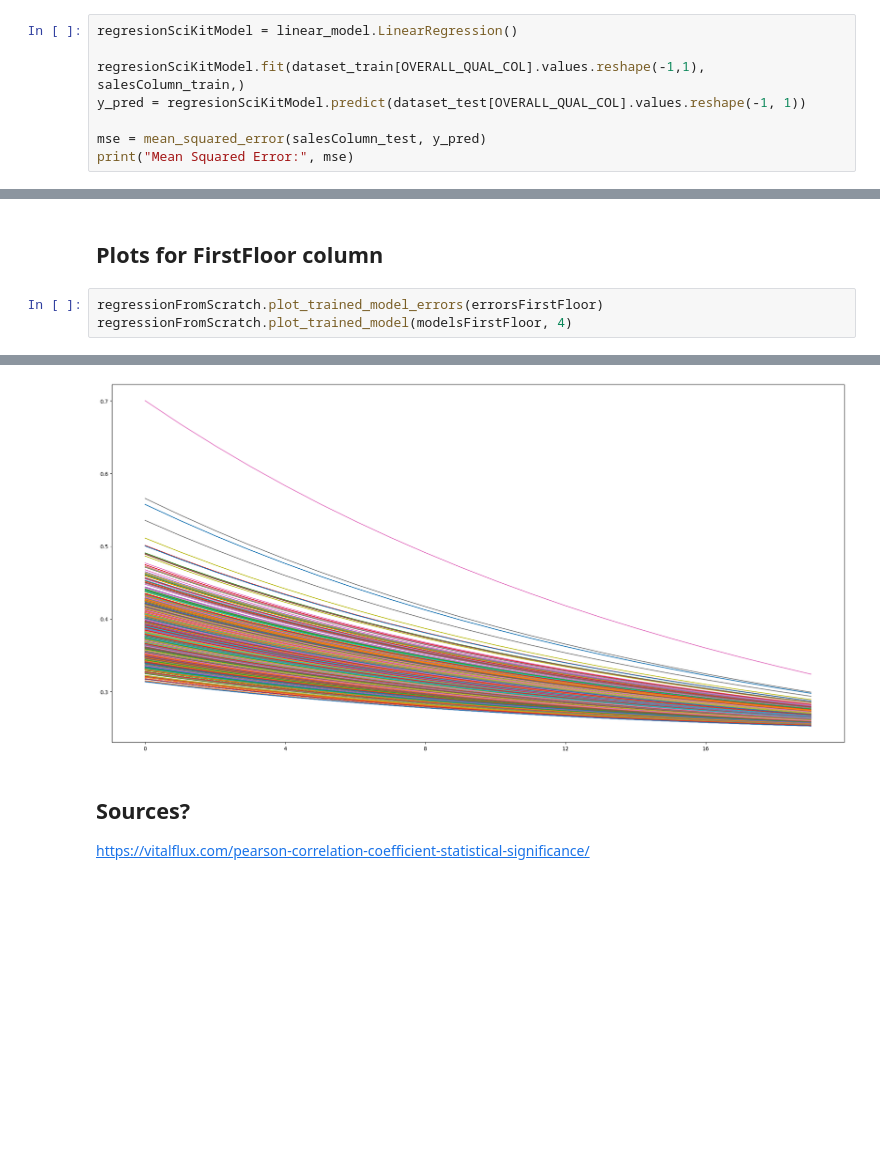
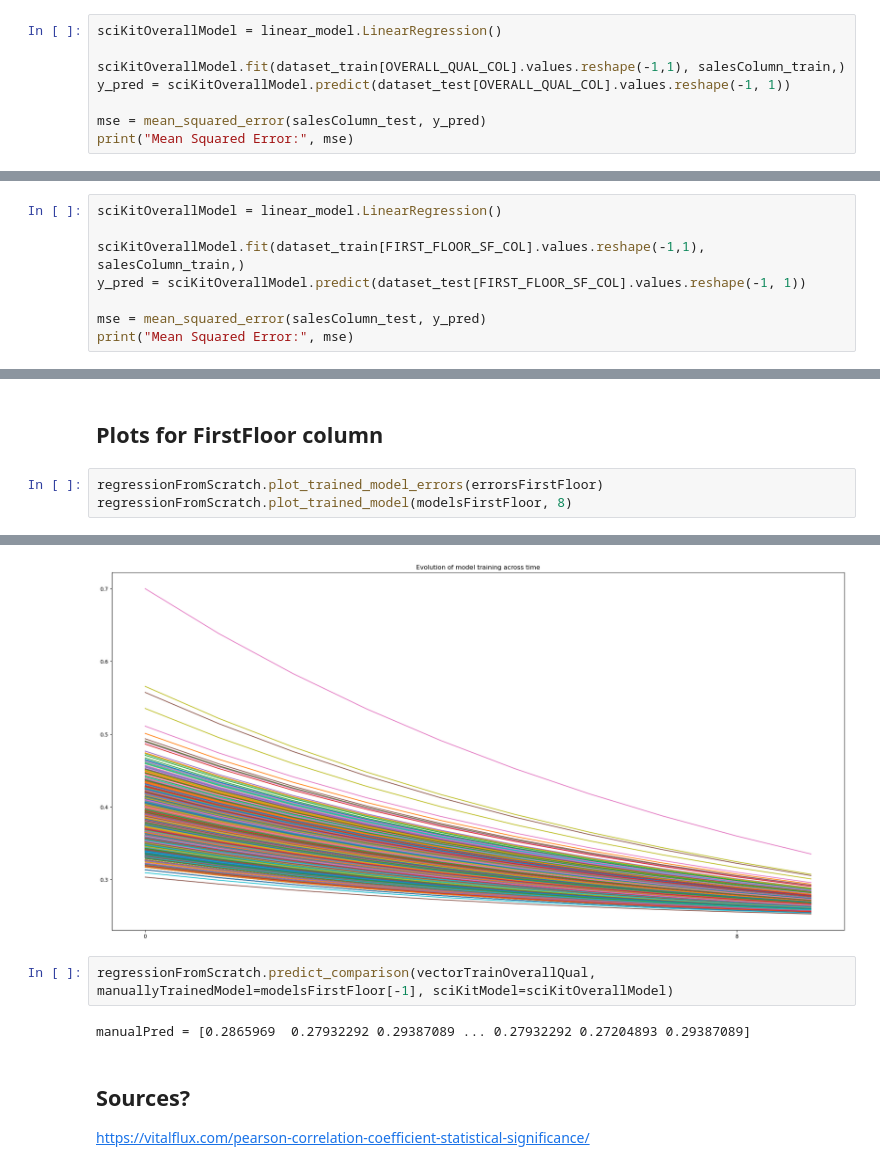
Before and after one commit to ochamodev/DS_Proyecto1_19001395_V, a Jupyter notebook: project1_code.ipynb, the cells around one changed output, grey strips where cells are left out. Drawn from its saved outputs; the diff is of its cells as text; blank space fills up the shorter version.

```diff
--- a/project1_code.ipynb
+++ b/project1_code.ipynb
@@ -351,10 +348,10 @@ $$y = \beta_0 + \beta_1x $$
 # %% [markdown]
 ## Model with scikit and training of models
 # %%
-regresionSciKitModel = linear_model.LinearRegression()
+sciKitOverallModel = linear_model.LinearRegression()
 
-regresionSciKitModel.fit(dataset_train[OVERALL_QUAL_COL].values.reshape(-1,1), salesColumn_train,)
-y_pred = regresionSciKitModel.predict(dataset_test[OVERALL_QUAL_COL].values.reshape(-1, 1))
+sciKitOverallModel.fit(dataset_train[OVERALL_QUAL_COL].values.reshape(-1,1), salesColumn_train,)
+y_pred = sciKitOverallModel.predict(dataset_test[OVERALL_QUAL_COL].values.reshape(-1, 1))
 
 mse = mean_squared_error(salesColumn_test, y_pred)
 print("Mean Squared Error:", mse)
@@ -362,0 +360,8 @@ Mean Squared Error: 0.005475238445119897
+# %%
+sciKitOverallModel = linear_model.LinearRegression()
+
+sciKitOverallModel.fit(dataset_train[FIRST_FLOOR_SF_COL].values.reshape(-1,1), salesColumn_train,)
+y_pred = sciKitOverallModel.predict(dataset_test[FIRST_FLOOR_SF_COL].values.reshape(-1, 1))
+
+mse = mean_squared_error(salesColumn_test, y_pred)
+print("Mean Squared Error:", mse)
@@ -398,5 +405,5 @@ regressionFromScratch.plot_trained_model(modelsOverallQual, 3)
 ## Plots for FirstFloor column
 # %%
 regressionFromScratch.plot_trained_model_errors(errorsFirstFloor)
-regressionFromScratch.plot_trained_model(modelsFirstFloor, 4)
+regressionFromScratch.plot_trained_model(modelsFirstFloor, 8)
 # %% [output]
@@ -404,4 +411,8 @@ regressionFromScratch.plot_trained_model(modelsFirstFloor, 4)
-[figure, old version]
+[figure, new version]
+# %%
+regressionFromScratch.predict_comparison(vectorTrainOverallQual, manuallyTrainedModel=modelsFirstFloor[-1], sciKitModel=sciKitOverallModel)
+# %% [output]
+manualPred = [0.2865969  0.27932292 0.29387089 ... 0.27932292 0.27204893 0.29387089]
 # %% [markdown]
 ## Sources?
 
```
Also changed, not shown: parts of 10 cells of this notebook, 2 other files.
